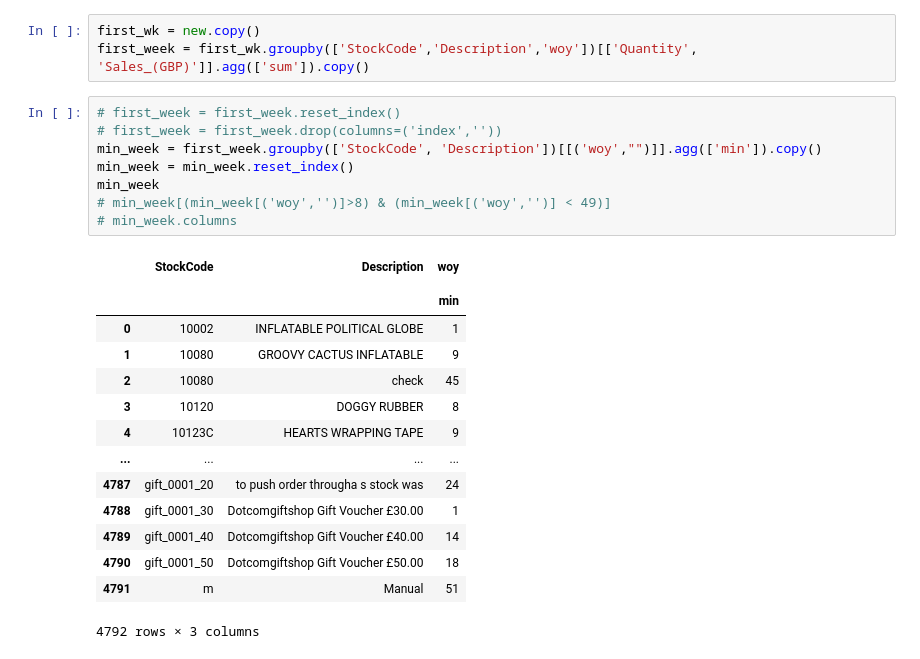
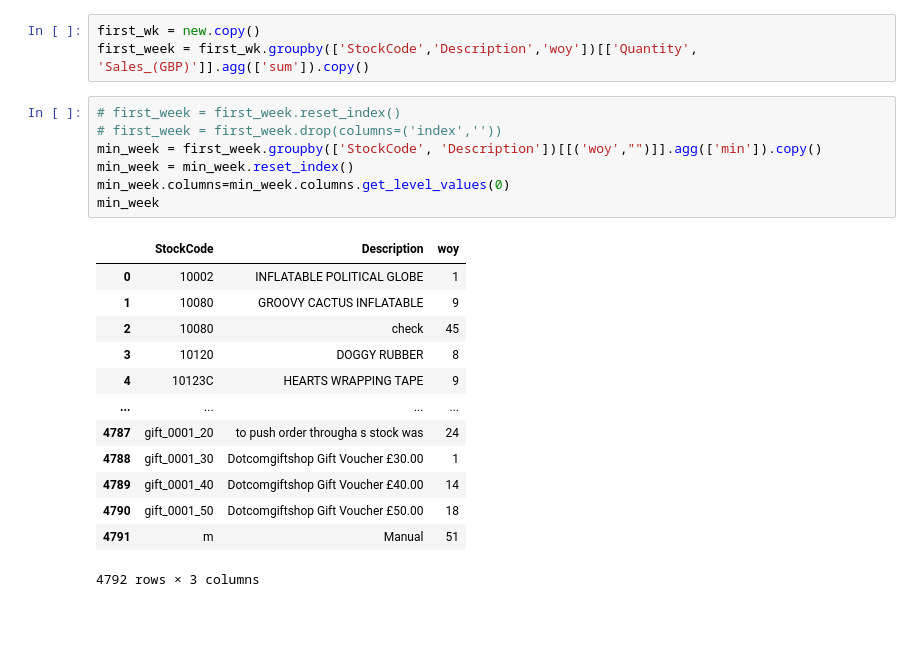
Before and after one commit to axpinkerton/projects, a Jupyter notebook: proj1nb.ipynb, the cells around one changed output. Cells and saved outputs as stored; diff of their text form; blank space fills up the shorter version.

```diff
--- a/proj1nb.ipynb
+++ b/proj1nb.ipynb
@@ -509,15 +494,12 @@ first_week = first_wk.groupby(['StockCode','Description','woy'])[['Quantity', 'S
 # %%
 # first_week = first_week.reset_index()
 # first_week = first_week.drop(columns=('index',''))
 min_week = first_week.groupby(['StockCode', 'Description'])[[('woy',"")]].agg(['min']).copy()
 min_week = min_week.reset_index()
+min_week.columns=min_week.columns.get_level_values(0)
 min_week
-# min_week[(min_week[('woy','')]>8) & (min_week[('woy','')] < 49)]
-# min_week.columns
 # %% [output]
 |  | StockCode | Description | woy |
-|  |  |  |  |
-|  |  |  | min |
 | 0 | 10002 | INFLATABLE POLITICAL GLOBE | 1 |
 | 1 | 10080 | GROOVY CACTUS INFLATABLE | 9 |
 | 2 | 10080 | check | 45 |
```
Also changed, not shown: parts of 4 cells of this notebook.
